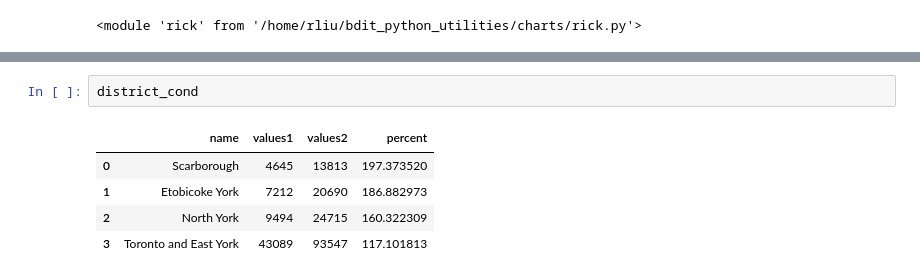
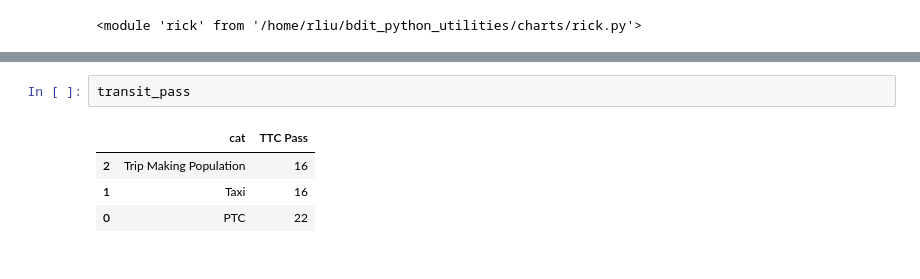
Before and after one commit to CityofToronto/bdit_python_utilities, a Jupyter notebook: charts/module_test.ipynb, the cells around one changed output, grey strips where cells are left out. Cells and saved outputs as stored; diff of their text form.

```diff
--- a/charts/module_test.ipynb
+++ b/charts/module_test.ipynb
@@ -408,8 +446,7 @@ fig, ax = rick.charts.stacked_chart(district_cond, xlab='Trips', lab1 = 'Oct 201
-# %%
-district_cond
-# %% [output]
-|  | name | values1 | values2 | percent |
-| 0 | Scarborough | 4645 | 13813 | 197.373520 |
-| 1 | Etobicoke York | 7212 | 20690 | 186.882973 |
-| 2 | North York | 9494 | 24715 | 160.322309 |
-| 3 | Toronto and East York | 43089 | 93547 | 117.101813 |
+# %%
+transit_pass
+# %% [output]
+|  | cat | TTC Pass |
+| 2 | Trip Making Population | 16 |
+| 1 | Taxi | 16 |
+| 0 | PTC | 22 |
```
Also changed, not shown: parts of 5 cells of this notebook, 1 other file.
